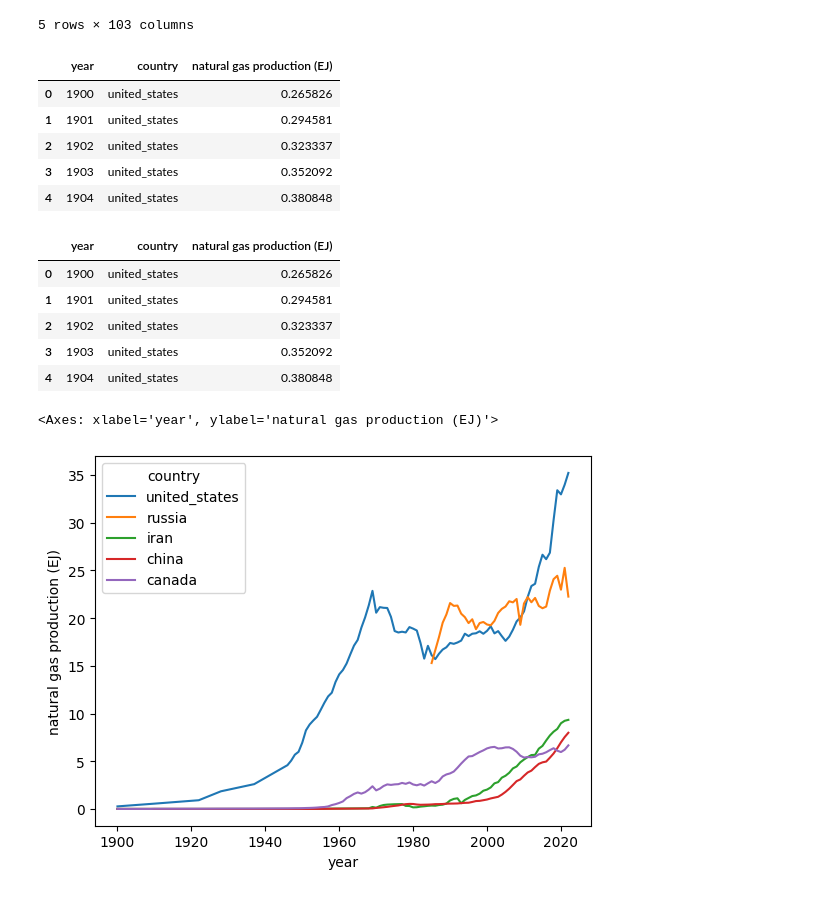
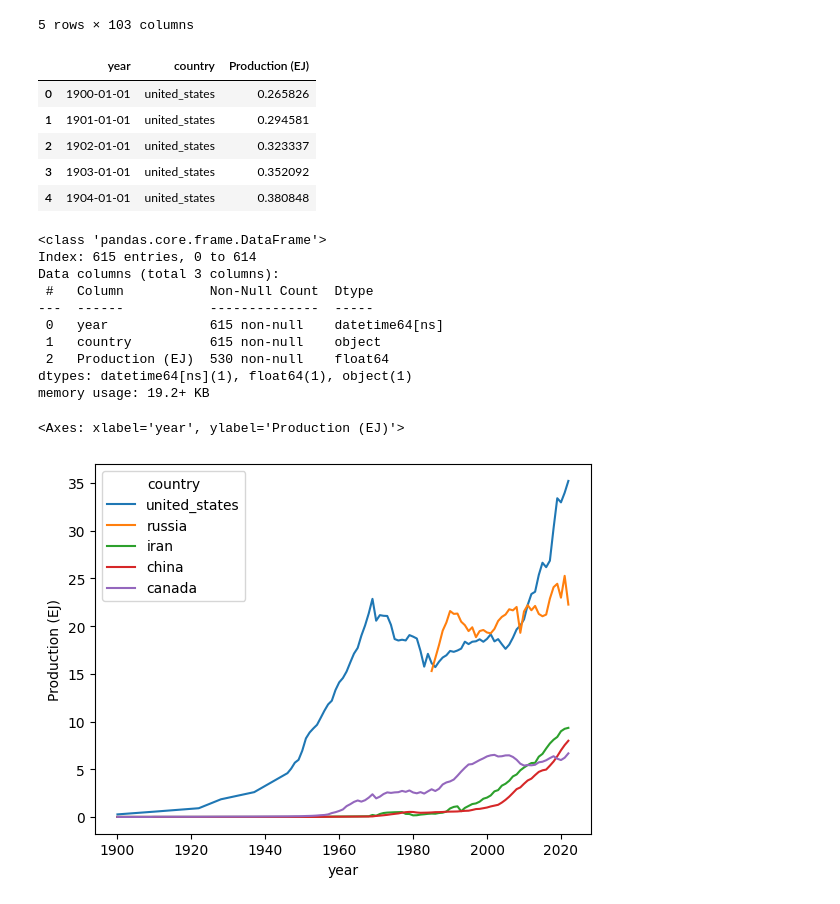
Before and after one commit to chanopsethiwan/NaturalGasVisualisation, a Jupyter notebook: src/data_analysis.ipynb, the cells around one changed output. Cells and saved outputs as stored; diff of their text form; code cells hidden in the pictures.

Commit message:
add change to datetime code

```diff
--- a/src/data_analysis.ipynb
+++ b/src/data_analysis.ipynb
@@ -19,27 +21,31 @@ df.head()
 # %%
 df_pivot  = df.melt(id_vars = ['year'],
                     var_name = 'country',
-                    value_name = 'natural gas production (EJ)')
+                    value_name = 'Production (EJ)')
 df_pivot.head()
 # %% [output]
-|  | year | country | natural gas production (EJ) |
-| 0 | 1900 | united_states | 0.265826 |
-| 1 | 1901 | united_states | 0.294581 |
-| 2 | 1902 | united_states | 0.323337 |
-| 3 | 1903 | united_states | 0.352092 |
-| 4 | 1904 | united_states | 0.380848 |
+|  | year | country | Production (EJ) |
+| 0 | 1900-01-01 | united_states | 0.265826 |
+| 1 | 1901-01-01 | united_states | 0.294581 |
+| 2 | 1902-01-01 | united_states | 0.323337 |
+| 3 | 1903-01-01 | united_states | 0.352092 |
+| 4 | 1904-01-01 | united_states | 0.380848 |
 # %%
 df_pivot = df_pivot[df_pivot['country'].isin(['united_states', 'russia', 'iran', 'china', 'canada'])]
-df_pivot.head()
+df_pivot.info()
 # %% [output]
-|  | year | country | natural gas production (EJ) |
-| 0 | 1900 | united_states | 0.265826 |
-| 1 | 1901 | united_states | 0.294581 |
-| 2 | 1902 | united_states | 0.323337 |
-| 3 | 1903 | united_states | 0.352092 |
-| 4 | 1904 | united_states | 0.380848 |
+<class 'pandas.core.frame.DataFrame'>
+Index: 615 entries, 0 to 614
+Data columns (total 3 columns):
+ #   Column           Non-Null Count  Dtype
+---  ------           --------------  -----
+ 0   year             615 non-null    datetime64[ns]
+ 1   country          615 non-null    object
+ 2   Production (EJ)  530 non-null    float64
+dtypes: datetime64[ns](1), float64(1), object(1)
+memory usage: 19.2+ KB
 # %%
-sns.lineplot(data = df_pivot, x = 'year', y = 'natural gas production (EJ)', hue = 'country')
+sns.lineplot(data = df_pivot, x = 'year', y = 'Production (EJ)', hue = 'country')
 # %% [output]
-<Axes: xlabel='year', ylabel='natural gas production (EJ)'>
+<Axes: xlabel='year', ylabel='Production (EJ)'>
-[figure, old version]
+[figure, new version]
```
Also changed, not shown: parts of 1 cell of this notebook.
